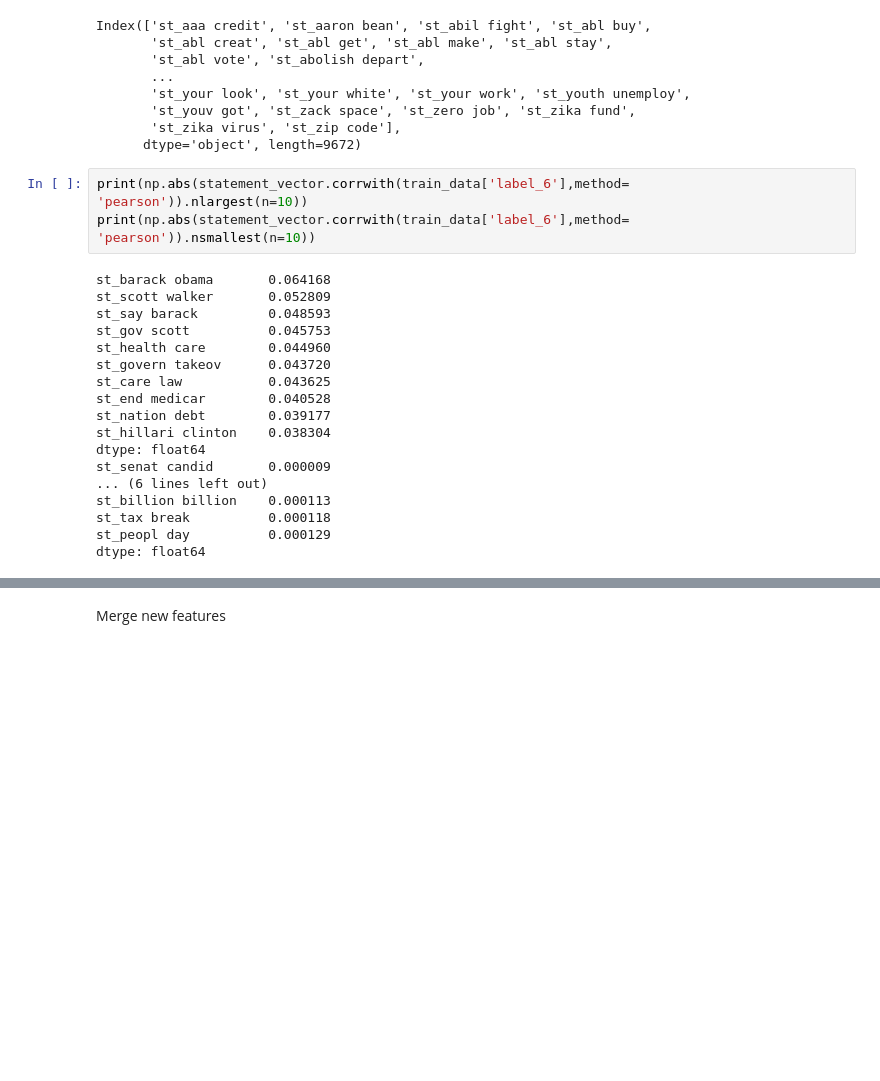
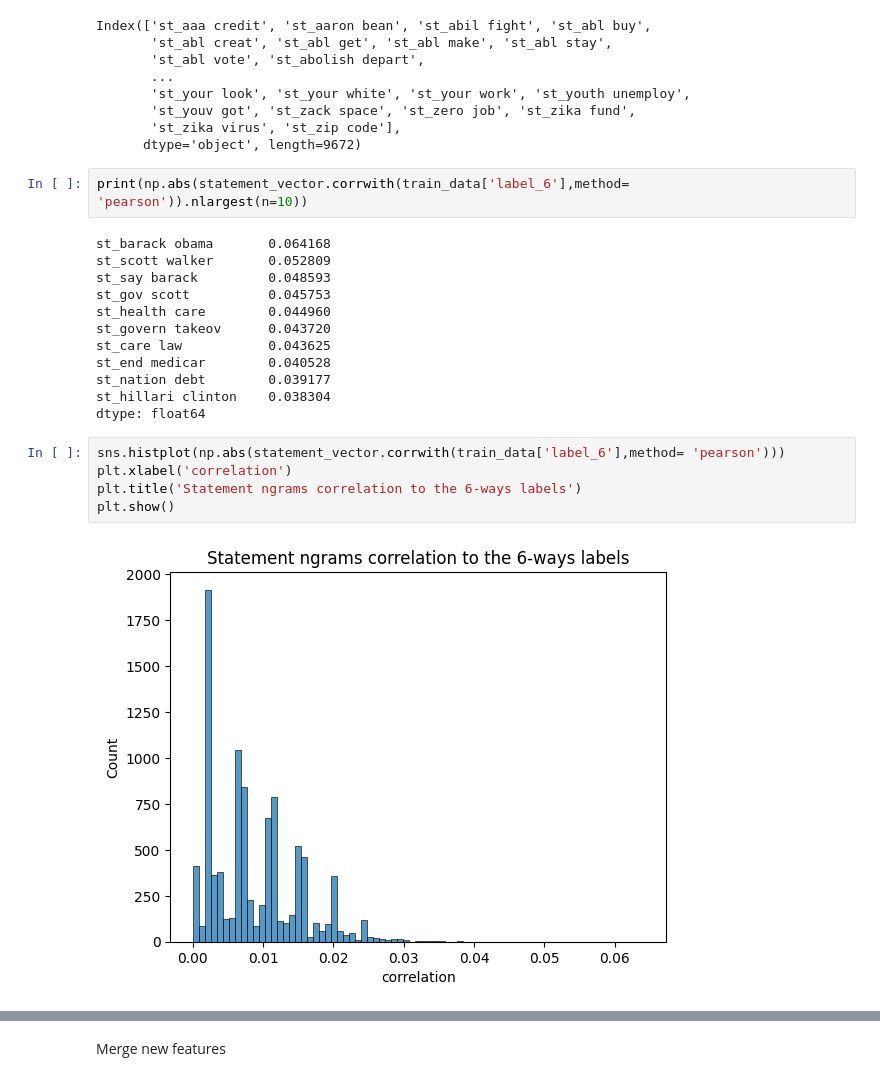
Before and after one commit to TanatPi/ESWD-Term-Project, a Jupyter notebook: true-false-news-classification-eswd-term-project.ipynb, the cells around one changed output, grey strips where cells are left out. Drawn from its saved outputs; the diff is of its cells as text; blank space fills up the shorter version.

```diff
--- a/true-false-news-classification-eswd-term-project.ipynb
+++ b/true-false-news-classification-eswd-term-project.ipynb
@@ -220,7 +221,6 @@ Index(['st_aaa credit', 'st_aaron bean', 'st_abil fight', 'st_abl buy',
       dtype='object', length=9672)
 # %%
 print(np.abs(statement_vector.corrwith(train_data['label_6'],method= 'pearson')).nlargest(n=10))
-print(np.abs(statement_vector.corrwith(train_data['label_6'],method= 'pearson')).nsmallest(n=10))
 # %% [output]
 st_barack obama       0.064168
 st_scott walker       0.052809
@@ -233,9 +233,10 @@ st_end medicar        0.040528
 st_nation debt        0.039177
 st_hillari clinton    0.038304
 dtype: float64
-st_senat candid       0.000009
-... (6 lines left out)
-st_billion billion    0.000113
-st_tax break          0.000118
-st_peopl day          0.000129
-dtype: float64
+# %%
+sns.histplot(np.abs(statement_vector.corrwith(train_data['label_6'],method= 'pearson')))
+plt.xlabel('correlation')
+plt.title('Statement ngrams correlation to the 6-ways labels')
+plt.show()
+# %% [output]
+[figure, added]
```
Also changed, not shown: parts of 19 cells of this notebook.
